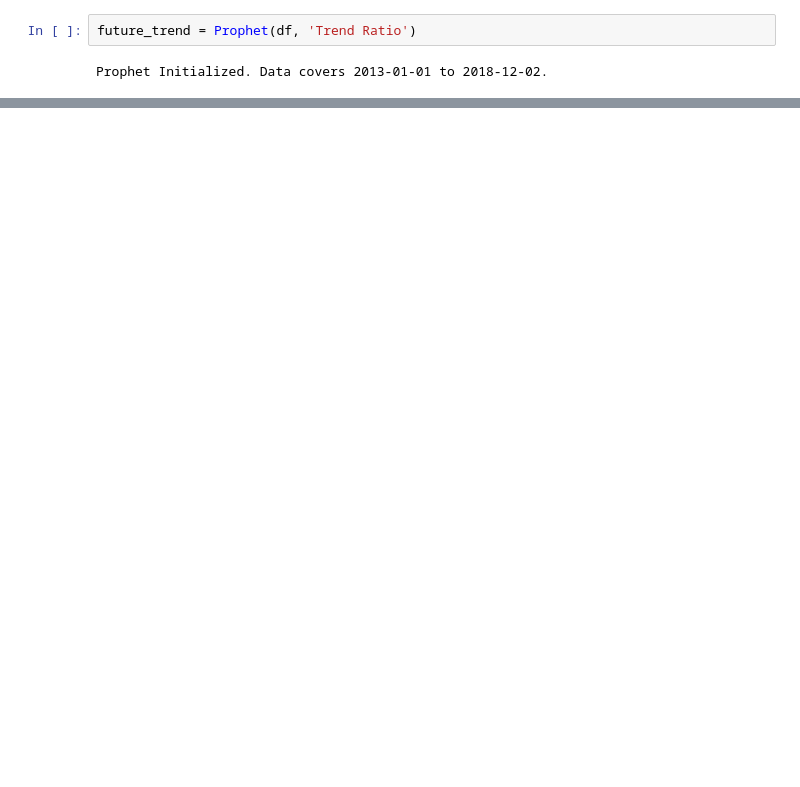
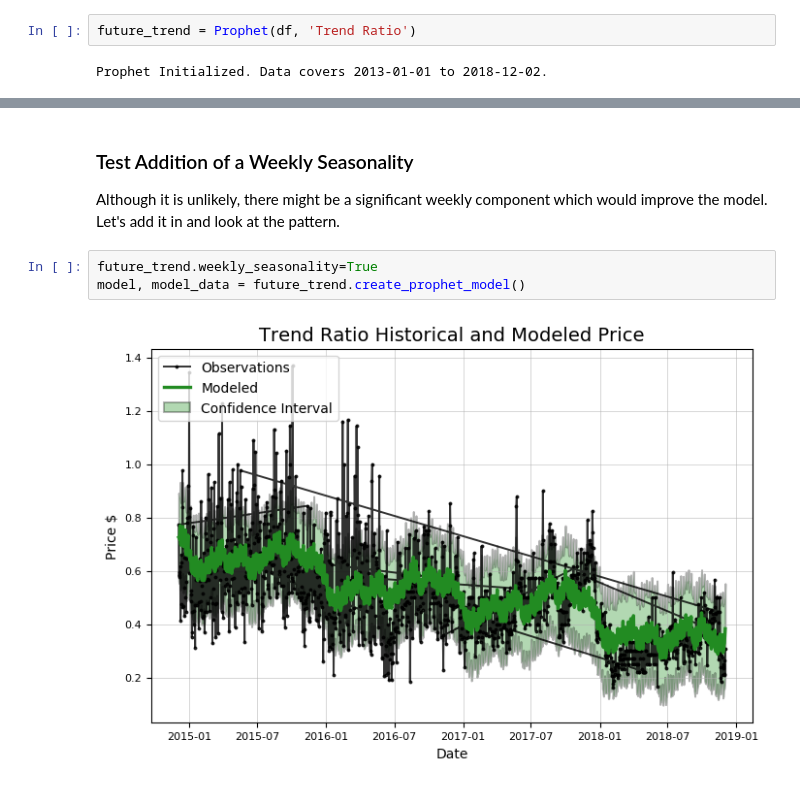
Before and after one commit to lauramayol/crypto_signal, a Jupyter notebook: crypto_signal/Trend Prediction.ipynb, the cells around one changed output, grey strips where cells are left out. Drawn from its saved outputs; the diff is of its cells as text; blank space fills up the shorter version.

```diff
--- a/crypto_signal/Trend Prediction.ipynb
+++ b/crypto_signal/Trend Prediction.ipynb
@@ -74,0 +84,9 @@ Current buy_bitcoin = 15.00 on 2018-12-02.
+# %% [markdown]
+### Test Addition of a Weekly Seasonality
+
+Although it is unlikely, there might be a significant weekly component which would improve the model. Let's add it in and look at the pattern.
+# %%
+future_trend.weekly_seasonality=True
+model, model_data = future_trend.create_prophet_model()
+# %% [output]
+[figure, added]
```
Also changed, not shown: parts of 28 cells of this notebook, 1 other file.
